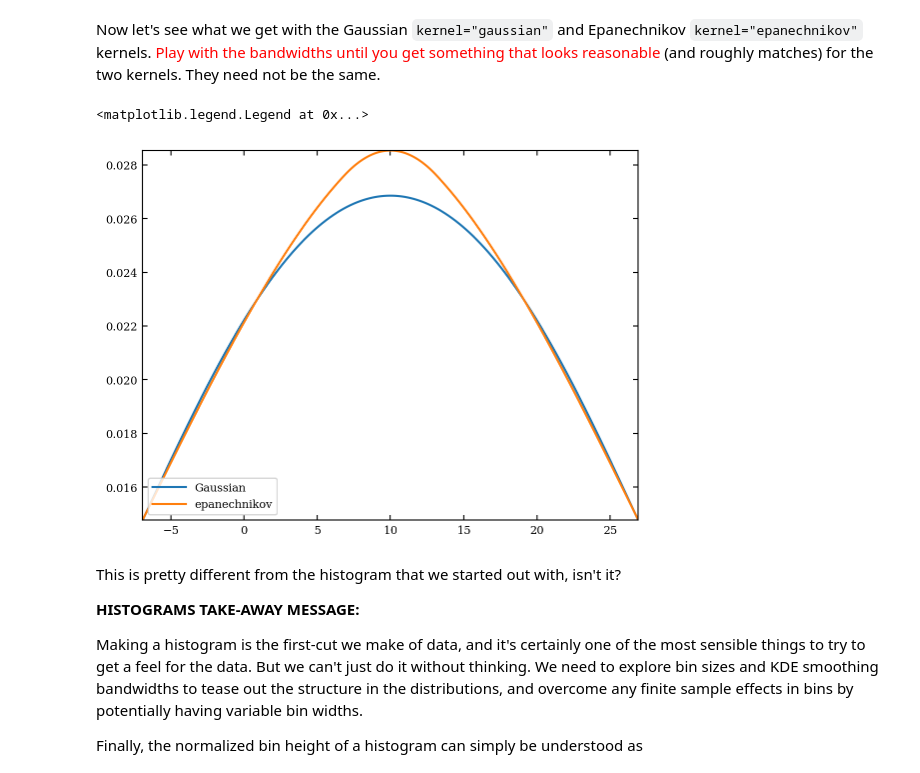
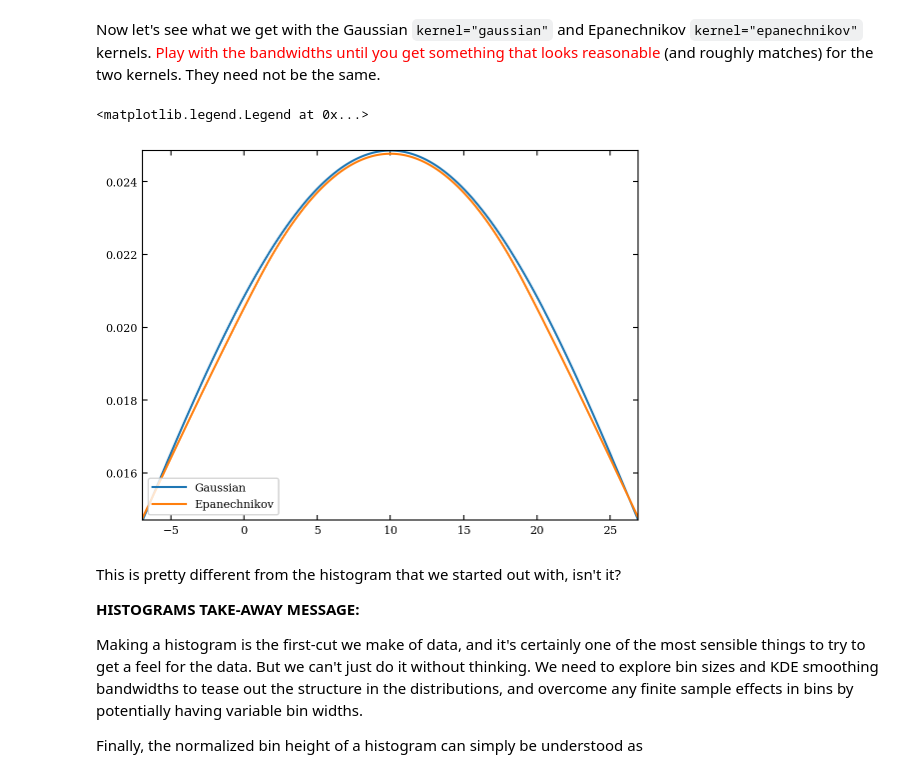
Before and after one commit to VanderbiltAstronomy/astr_8070_s25, a Jupyter notebook: coursework/student_folders/brayan_hernandez_folder/brayan_lectures/Lecture_7_brayan.ipynb, the cells around one changed output. Drawn from its saved outputs; the diff is of its cells as text; code cells hidden in the pictures.

```diff
--- a/coursework/student_folders/brayan_hernandez_folder/brayan_lectures/Lecture_7_brayan.ipynb
+++ b/coursework/student_folders/brayan_hernandez_folder/brayan_lectures/Lecture_7_brayan.ipynb
@@ -619,14 +619,14 @@ plt.legend(loc="upper left")
 # %% [markdown]
 Now let's see what we get with the Gaussian `kernel="gaussian"` and Epanechnikov `kernel="epanechnikov"` kernels.  <font color='red'>Play with the bandwidths until you get something that looks reasonable</font> (and roughly matches) for the two kernels.  They need not be the same.
 # %%
-PDFgaussian = kde_sklearn(xgrid,bandwidth=10,kernel="gaussian") #Complete
-PDFepanechnikov = kde_sklearn(xgrid, bandwidth=20, kernel="epanechnikov") #Complete
+PDFgaussian = kde_sklearn(xgrid,bandwidth=12,kernel="gaussian") #Complete
+PDFepanechnikov = kde_sklearn(xgrid, bandwidth=26, kernel="epanechnikov") #Complete
 plt.plot(xgrid,PDFgaussian,label="Gaussian") #Complete
-plt.plot(xgrid,PDFepanechnikov,label="epanechnikov") #Complete
+plt.plot(xgrid,PDFepanechnikov,label="Epanechnikov") #Complete
 plt.legend(loc="lower left") #Complete
 # %% [output]
 <matplotlib.legend.Legend at 0x...>
-[figure, old version]
+[figure, new version]
 # %% [markdown]
 This is pretty different from the histogram that we started out with, isn't it?
 
```
